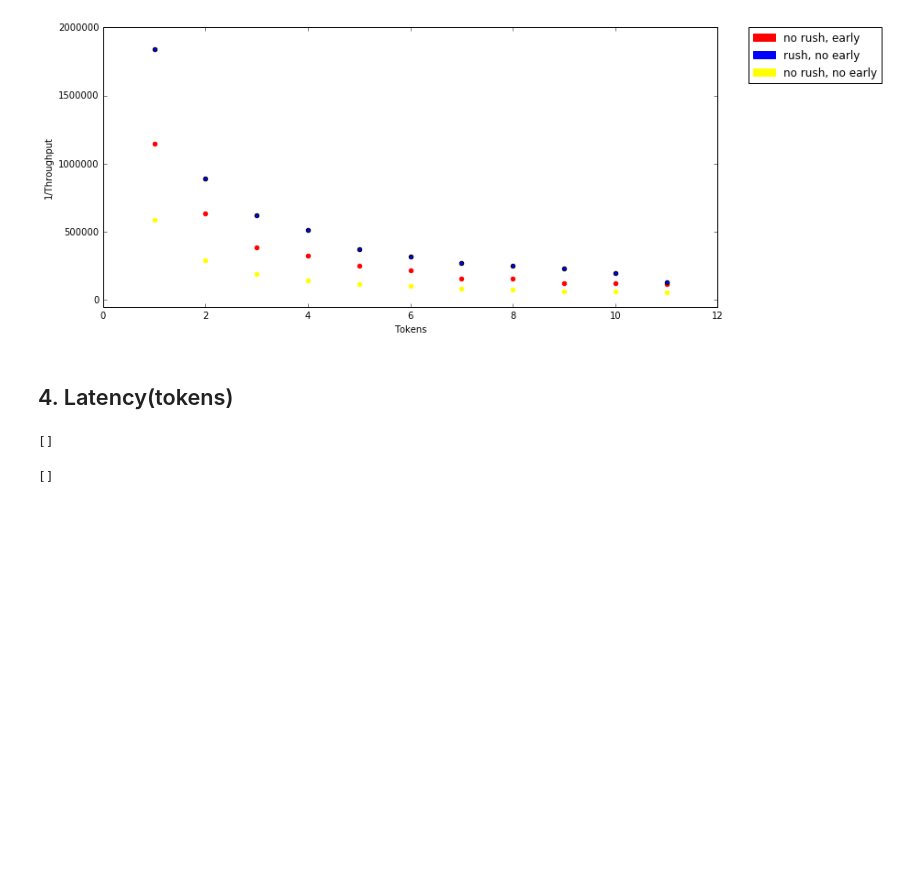
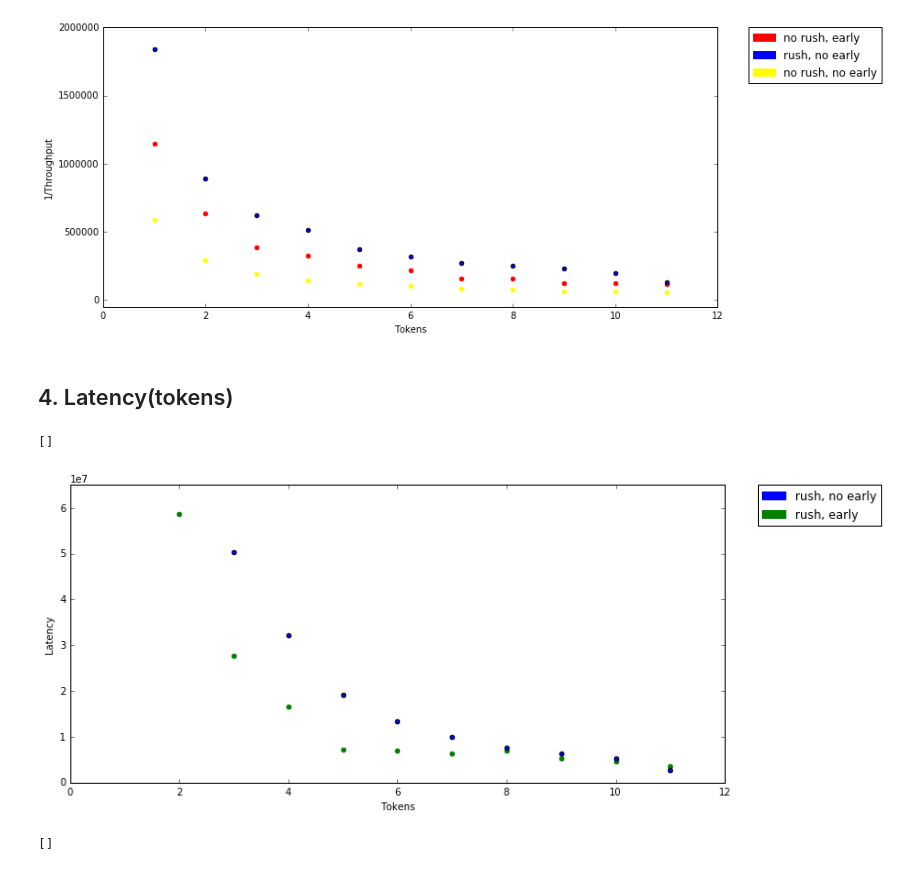
Before and after one commit to mrGlebao/TokenRing, a Jupyter notebook: research/MetaNotebookProcess.ipynb, the cells around one changed output. Cells and saved outputs as stored; diff of their text form; code cells hidden in the pictures; blank space fills up the shorter version.

```diff
--- a/research/MetaNotebookProcess.ipynb
+++ b/research/MetaNotebookProcess.ipynb
@@ -274,27 +274,28 @@ plt.plot()
 ## 4. Latency(tokens)
 # %%
 figure_for_scatter()
-plt.subplot(211)
-plt.xlabel("Tokens")
-plt.ylabel("Latency")
-plt.scatter(norush_early_11nodes["tok"], norush_early_11nodes["rec"]/norush_early_11nodes["tok"], color="red")
-plt.scatter(norush_noearly_11nodes["tok"], norush_noearly_11nodes["rec"]/norush_noearly_11nodes["tok"], color="yellow")
-plt.legend(bbox_to_anchor=(1.05, 1), loc=2, borderaxespad=0., handles=[red_patch, yellow_patch])
-plt.ylim(ymax=750000, ymin = -50000)
+# plt.subplot(211)
+# plt.xlabel("Tokens")
+# plt.ylabel("Latency")
+# plt.scatter(norush_early_11nodes["tok"], norush_early_11nodes["rec"]/norush_early_11nodes["tok"], color="red")
+# plt.scatter(norush_noearly_11nodes["tok"], norush_noearly_11nodes["rec"]/norush_noearly_11nodes["tok"], color="yellow")
+# plt.legend(bbox_to_anchor=(1.05, 1), loc=2, borderaxespad=0., handles=[red_patch, yellow_patch])
+# plt.ylim(ymax=750000, ymin = -50000)
 plt.subplot(212)
 plt.scatter(rush_early_11nodes["tok"], rush_early_11nodes["rec"]/rush_early_11nodes["tok"], color="green")
 plt.scatter(rush_noearly_11nodes["tok"], rush_noearly_11nodes["rec"]/rush_noearly_11nodes["tok"])
 
-red_patch = mpatches.Patch(color='red', label='no rush, early')
-yellow_patch = mpatches.Patch(color='yellow', label='no rush, no early')
 green_patch = mpatches.Patch(color='green', label='rush, early')
 blue_patch = mpatches.Patch(color='blue', label='rush, no early')
-plt.legend(bbox_to_anchor=(1.05, 1), loc=2, borderaxespad=0., handles=[red_patch, blue_patch, green_patch, yellow_patch])
+plt.legend(bbox_to_anchor=(1.05, 1), loc=2, borderaxespad=0., handles=[blue_patch, green_patch])
+plt.xlabel("Tokens")
+plt.ylabel("Latency")
 plt.ylim(ymax=65000000, ymin = -50000)
 
 plt.plot()
 # %% [output]
 []
+[figure, added]
 # %%
 figure_for_scatter()
 plt.subplot(211)
```
